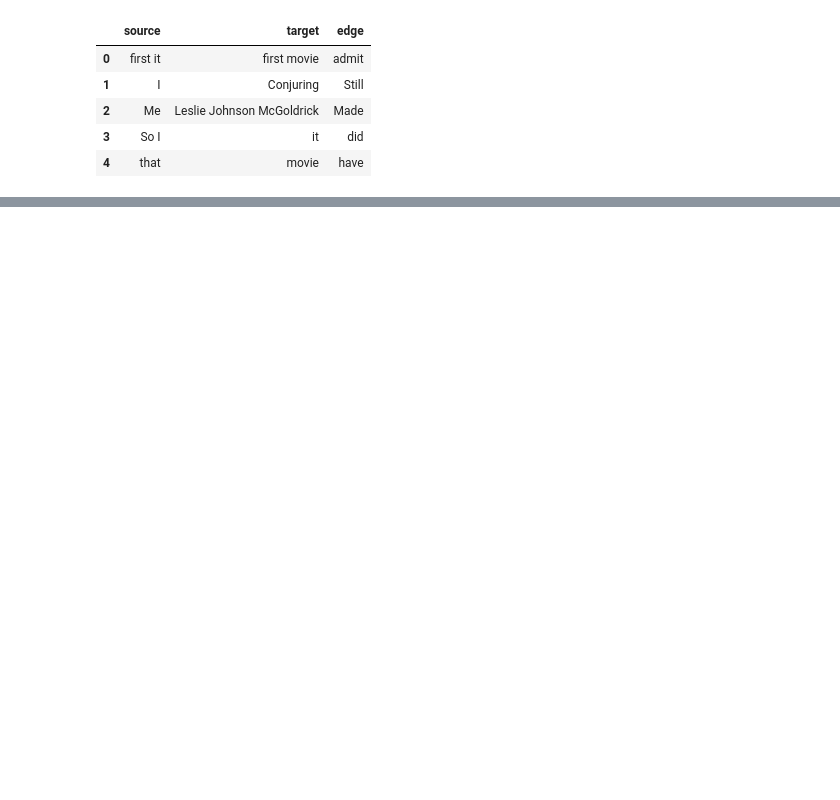
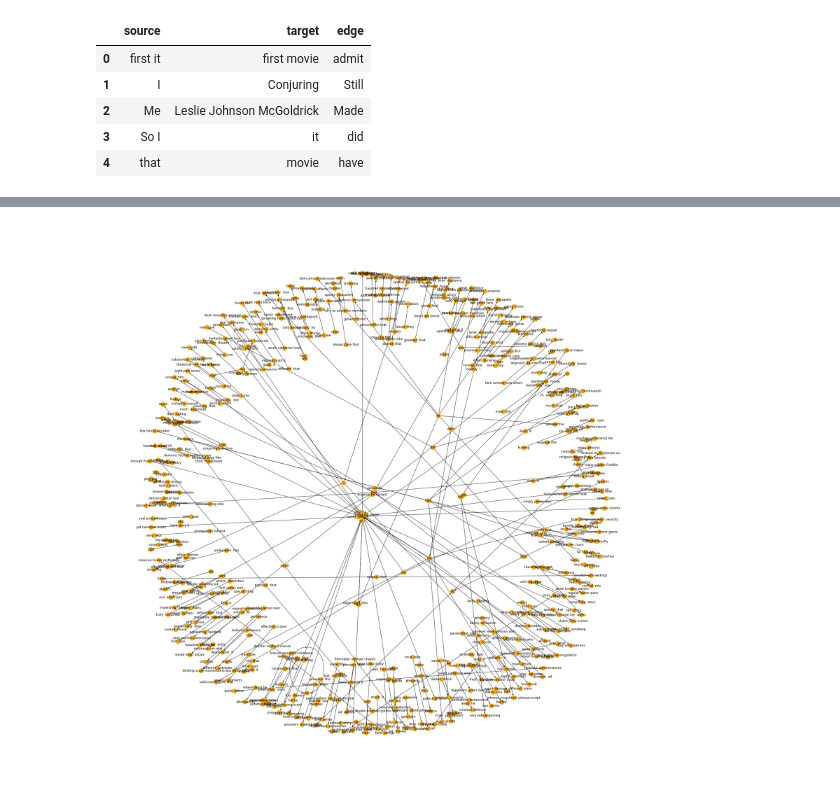
Before and after one commit to erinmcmahon26/NLP-Chat-Bot, a Jupyter notebook: Knowledge_Graph.ipynb, the cells around one changed output, grey strips where cells are left out. Saved outputs shown, nothing was run; the diff lists cells and outputs as text; code cells hidden in the pictures; blank space fills up the shorter version.

Commit message:
created first knowledge graph

```diff
--- a/Knowledge_Graph.ipynb
+++ b/Knowledge_Graph.ipynb
@@ -310,3 +258,7 @@ kg_df.head()
 | 2 | Me | Leslie Johnson McGoldrick | Made |
 | 3 | So I | it | did |
 | 4 | that | movie | have |
+# %%
+# make everything lower case
+for col in kg_df:
+  kg_df[col] = kg_df[col].str.lower()
@@ -312,0 +278,4 @@ kg_df.head()
+# %%
+# filter out empty values
+for col in kg_df:
+  kg_df = kg_df[kg_df[col] != '']
@@ -312,0 +295,12 @@ kg_df.head()
+# %%
+kgraph = nx.from_pandas_edgelist(kg_df, "source", "target", edge_attr=True, create_using=nx.MultiDiGraph())
+# %%
+plt.figure(figsize=(30,30))
+pos = nx.spring_layout(kgraph)
+nx.draw(kgraph, with_labels=True,
+        node_color='orange',
+        edge_cmap=plt.cm.Blues,
+        pos=pos)
+plt.show()
+# %% [output]
+[figure, added]
```
Also changed, not shown: parts of 6 cells of this notebook.
